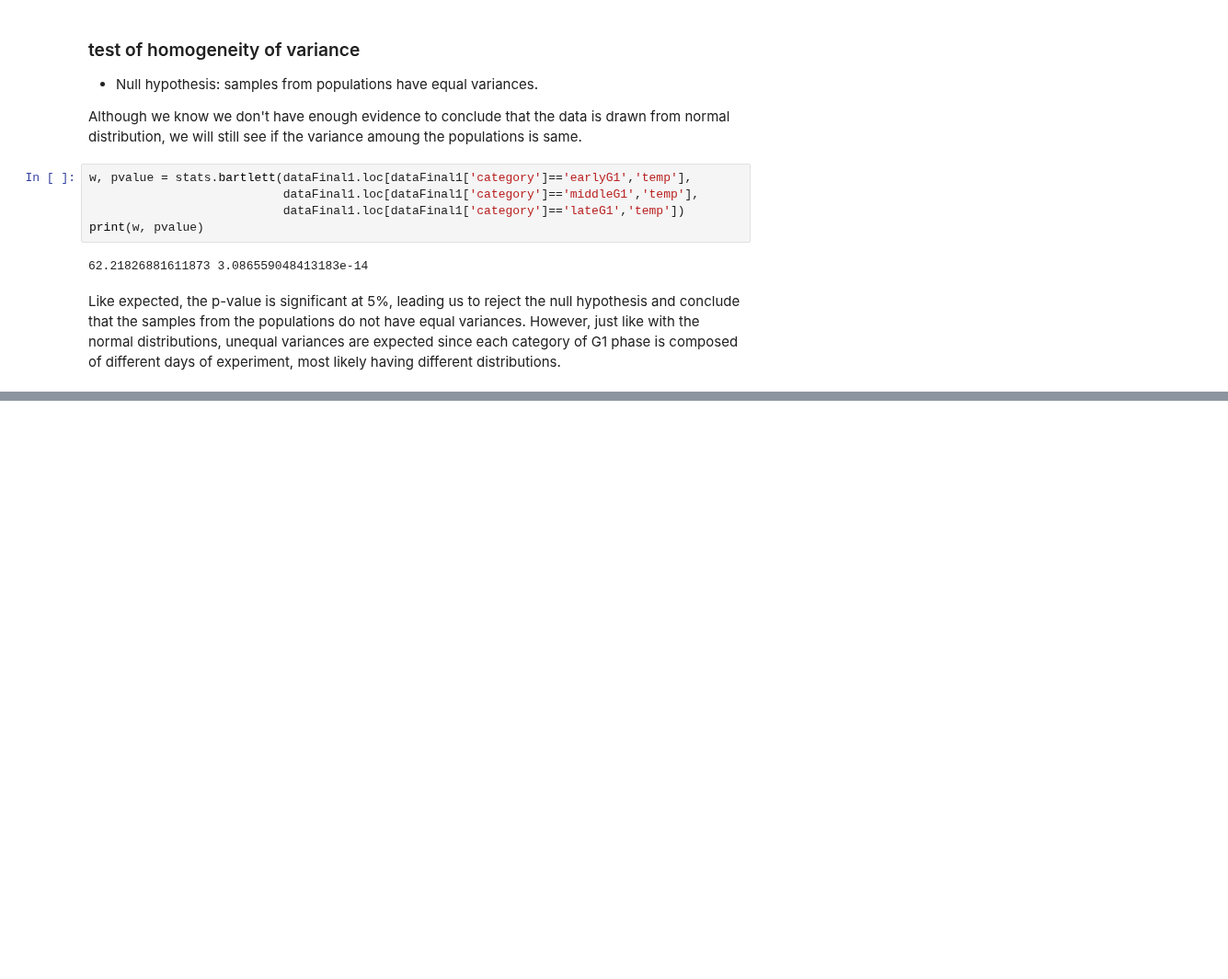
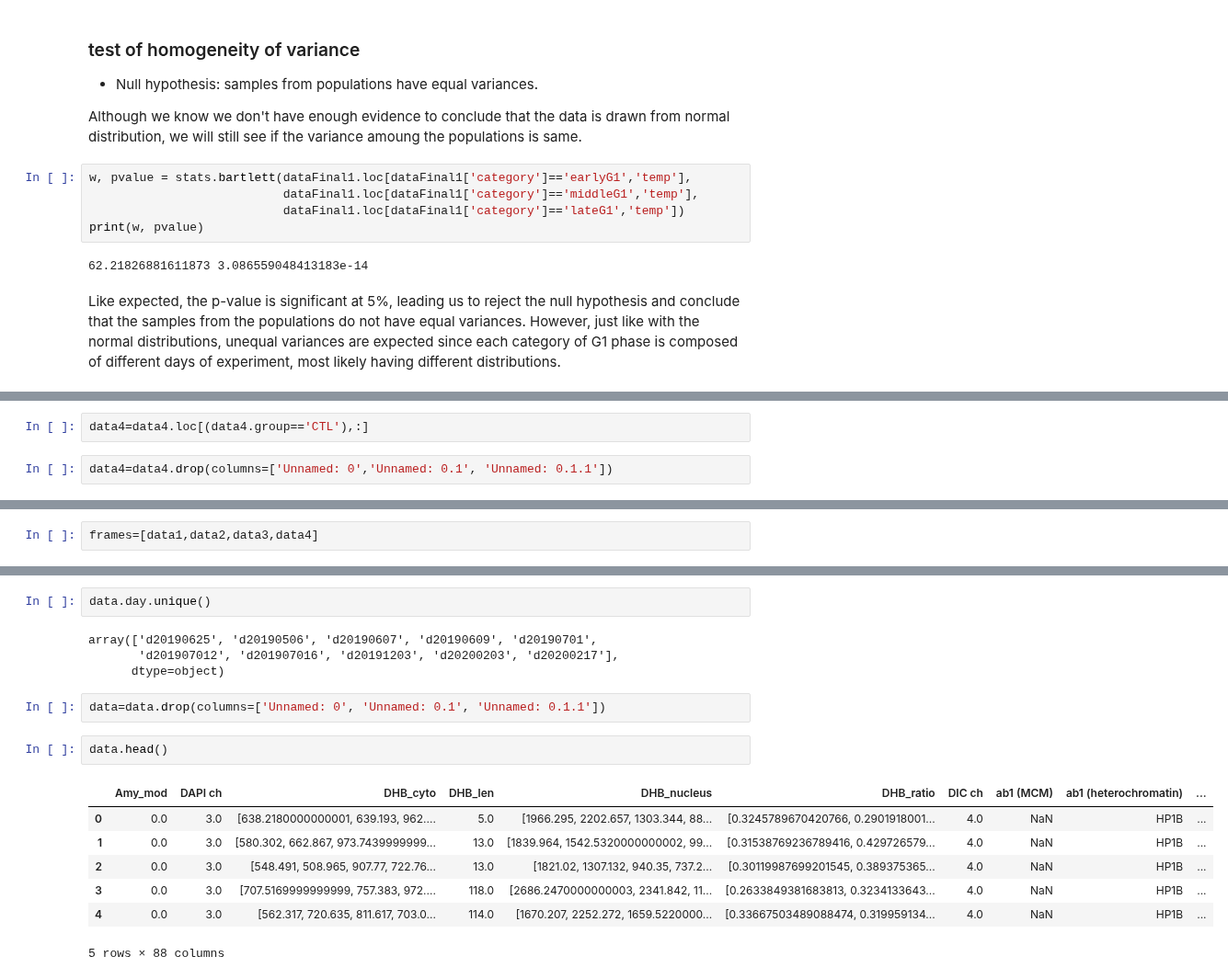
Before and after one commit to purvislab/MCM_project, a Jupyter notebook: 200724_data_visualization_comparison.ipynb, the cells around one changed output, grey strips where cells are left out. Shown at 92% size. Saved outputs shown, nothing was run; the diff lists cells and outputs as text; blank space fills up the shorter version.

```diff
--- a/200724_data_visualization_comparison.ipynb
+++ b/200724_data_visualization_comparison.ipynb
@@ -321,0 +291,4 @@ Like expected, the p-value is significant at 5%, leading us to reject the null h
+# %%
+data4=data4.loc[(data4.group=='CTL'),:]
+# %%
+data4=data4.drop(columns=['Unnamed: 0','Unnamed: 0.1', 'Unnamed: 0.1.1'])
@@ -321,0 +303,2 @@ Like expected, the p-value is significant at 5%, leading us to reject the null h
+# %%
+frames=[data1,data2,data3,data4]
@@ -321,0 +315,18 @@ Like expected, the p-value is significant at 5%, leading us to reject the null h
+# %%
+data.day.unique()
+# %% [output]
+array(['d20190625', 'd20190506', 'd20190607', 'd20190609', 'd20190701',
+       'd201907012', 'd201907016', 'd20191203', 'd20200203', 'd20200217'],
+      dtype=object)
+# %%
+data=data.drop(columns=['Unnamed: 0', 'Unnamed: 0.1', 'Unnamed: 0.1.1'])
+# %%
+data.head()
+# %% [output]
+|  | Amy_mod | DAPI ch | DHB_cyto | DHB_len | DHB_nucleus | DHB_ratio | DIC ch | ab1 (MCM) | ab1 (heterochromatin) | ... |
+| 0 | 0.0 | 3.0 | [638.2180000000001, 639.193, 962.... | 5.0 | [1966.295, 2202.657, 1303.344, 88... | [0.3245789670420766, 0.2901918001... | 4.0 | NaN | HP1B | ... |
+| 1 | 0.0 | 3.0 | [580.302, 662.867, 973.7439999999... | 13.0 | [1839.964, 1542.5320000000002, 99... | [0.31538769236789416, 0.429726579... | 4.0 | NaN | HP1B | ... |
+| 2 | 0.0 | 3.0 | [548.491, 508.965, 907.77, 722.76... | 13.0 | [1821.02, 1307.132, 940.35, 737.2... | [0.30119987699201545, 0.389375365... | 4.0 | NaN | HP1B | ... |
+| 3 | 0.0 | 3.0 | [707.5169999999999, 757.383, 972.... | 118.0 | [2686.2470000000003, 2341.842, 11... | [0.2633849381683813, 0.3234133643... | 4.0 | NaN | HP1B | ... |
+| 4 | 0.0 | 3.0 | [562.317, 720.635, 811.617, 703.0... | 114.0 | [1670.207, 2252.272, 1659.5220000... | [0.33667503489088474, 0.319959134... | 4.0 | NaN | HP1B | ... |
+5 rows × 88 columns
```
Also changed, not shown: parts of 19 cells of this notebook, 2 other files.
